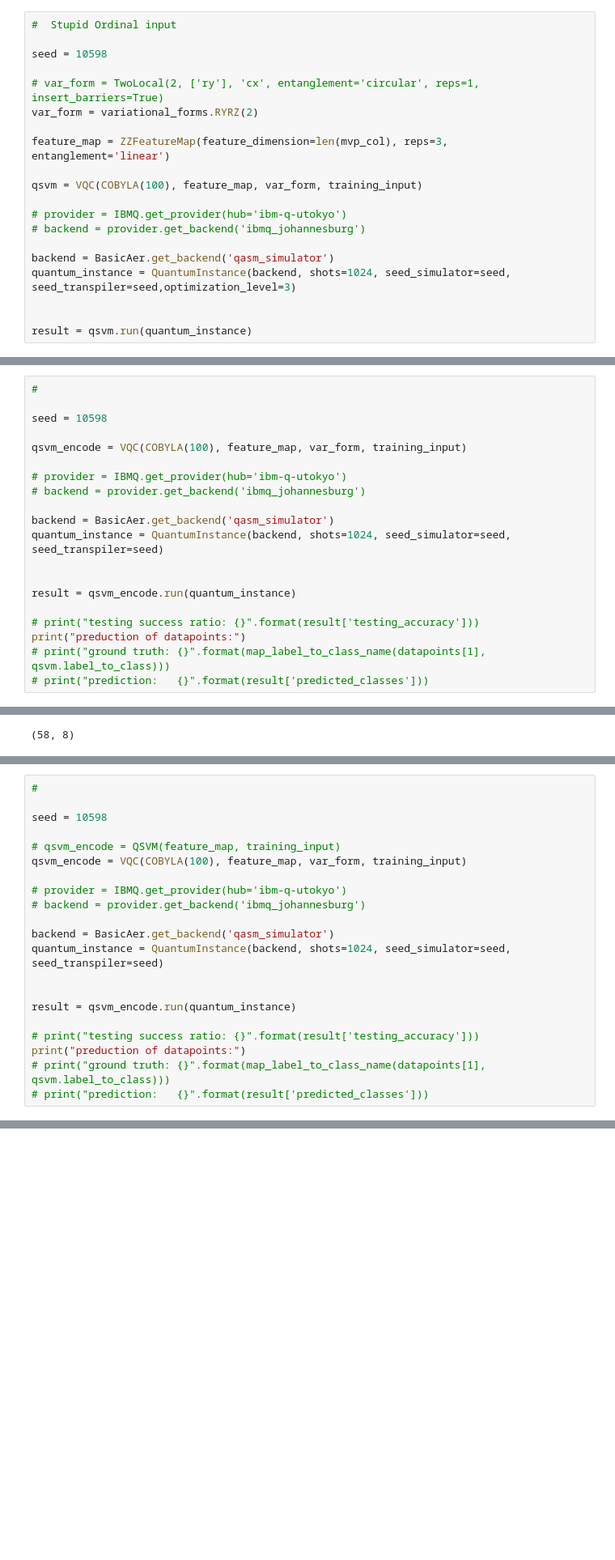
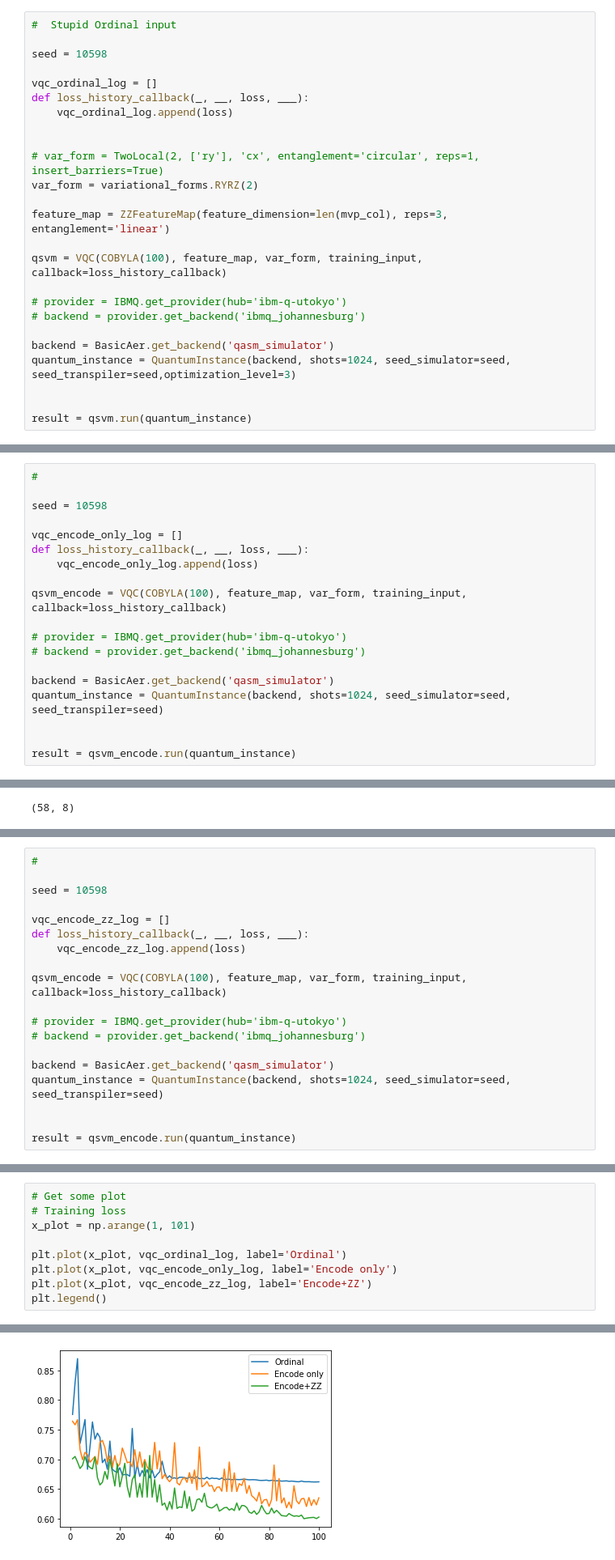
Before and after one commit to Coldog2333/qc_group_project, a Jupyter notebook: Breast_cancer_VQC_napat.ipynb, the cells around one changed output, grey strips where cells are left out. Shown at 81% size. Drawn from its saved outputs; the diff is of its cells as text; blank space fills up the shorter version.

Commit message:
Fixed data split seed + save and plot loss

```diff
--- a/Breast_cancer_VQC_napat.ipynb
+++ b/Breast_cancer_VQC_napat.ipynb
@@ -141,13 +139,18 @@ training_input[1].shape
 #  Stupid Ordinal input
 
 seed = 10598
+
+vqc_ordinal_log = []
+def loss_history_callback(_, __, loss, ___):
+    vqc_ordinal_log.append(loss)
+
 
 # var_form = TwoLocal(2, ['ry'], 'cx', entanglement='circular', reps=1, insert_barriers=True)
 var_form = variational_forms.RYRZ(2)
 
 feature_map = ZZFeatureMap(feature_dimension=len(mvp_col), reps=3, entanglement='linear')
 
-qsvm = VQC(COBYLA(100), feature_map, var_form, training_input)
+qsvm = VQC(COBYLA(100), feature_map, var_form, training_input, callback=loss_history_callback)
 
 # provider = IBMQ.get_provider(hub='ibm-q-utokyo')
 # backend = provider.get_backend('ibmq_johannesburg')
@@ -363,7 +361,11 @@ var_form
 
 seed = 10598
 
-qsvm_encode = VQC(COBYLA(100), feature_map, var_form, training_input)
+vqc_encode_only_log = []
+def loss_history_callback(_, __, loss, ___):
+    vqc_encode_only_log.append(loss)
+
+qsvm_encode = VQC(COBYLA(100), feature_map, var_form, training_input, callback=loss_history_callback)
 
 # provider = IBMQ.get_provider(hub='ibm-q-utokyo')
 # backend = provider.get_backend('ibmq_johannesburg')
@@ -373,11 +375,6 @@ quantum_instance = QuantumInstance(backend, shots=1024, seed_simulator=seed, see
 
 
 result = qsvm_encode.run(quantum_instance)
-
-# print("testing success ratio: {}".format(result['testing_accuracy']))
-print("preduction of datapoints:")
-# print("ground truth: {}".format(map_label_to_class_name(datapoints[1], qsvm.label_to_class)))
-# print("prediction:   {}".format(result['predicted_classes']))
 # %% [output]
             be removed no earlier than 3 months after the release.
             You should pass a QuantumCircuit object instead.
@@ -477,8 +452,11 @@ You should consider upgrading via the 'pip install --upgrade pip' command.
 
 seed = 10598
 
-# qsvm_encode = QSVM(feature_map, training_input)
-qsvm_encode = VQC(COBYLA(100), feature_map, var_form, training_input)
+vqc_encode_zz_log = []
+def loss_history_callback(_, __, loss, ___):
+    vqc_encode_zz_log.append(loss)
+
+qsvm_encode = VQC(COBYLA(100), feature_map, var_form, training_input, callback=loss_history_callback)
 
 # provider = IBMQ.get_provider(hub='ibm-q-utokyo')
 # backend = provider.get_backend('ibmq_johannesburg')
@@ -488,11 +466,6 @@ quantum_instance = QuantumInstance(backend, shots=1024, seed_simulator=seed, see
 
 
 result = qsvm_encode.run(quantum_instance)
-
-# print("testing success ratio: {}".format(result['testing_accuracy']))
-print("preduction of datapoints:")
-# print("ground truth: {}".format(map_label_to_class_name(datapoints[1], qsvm.label_to_class)))
-# print("prediction:   {}".format(result['predicted_classes']))
 # %% [output]
             be removed no earlier than 3 months after the release.
             You should pass a QuantumCircuit object instead.
@@ -570,0 +507,10 @@ kernel matrix during the training:
+# %%
+# Get some plot
+# Training loss
+x_plot = np.arange(1, 101)
+
+plt.plot(x_plot, vqc_ordinal_log, label='Ordinal')
+plt.plot(x_plot, vqc_encode_only_log, label='Encode only')
+plt.plot(x_plot, vqc_encode_zz_log, label='Encode+ZZ')
+plt.legend()
+# %% [output]
@@ -571,3 +518,4 @@ kernel matrix during the training:
+[figure, added]
 # %%
 import qiskit.tools.jupyter
 %qiskit_version_table
```
Also changed, not shown: parts of 25 cells of this notebook.
